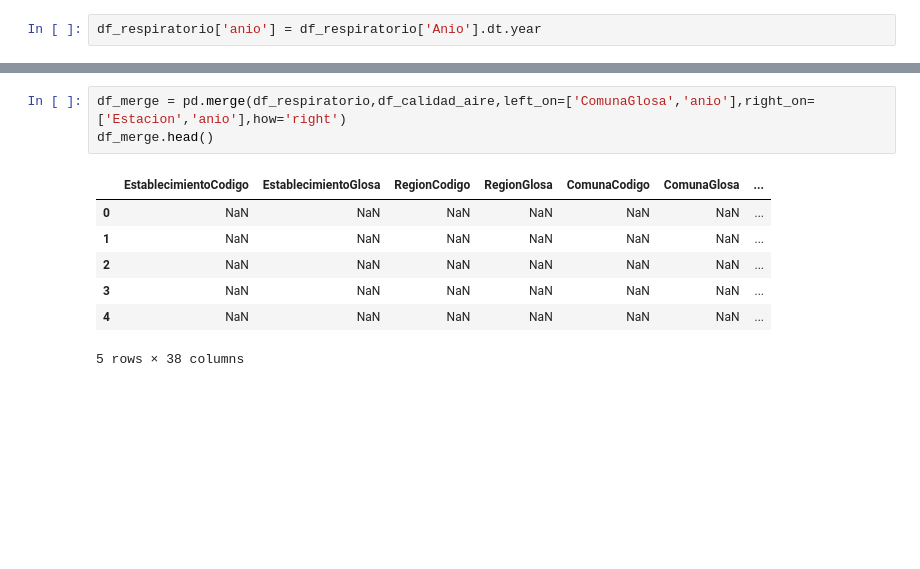
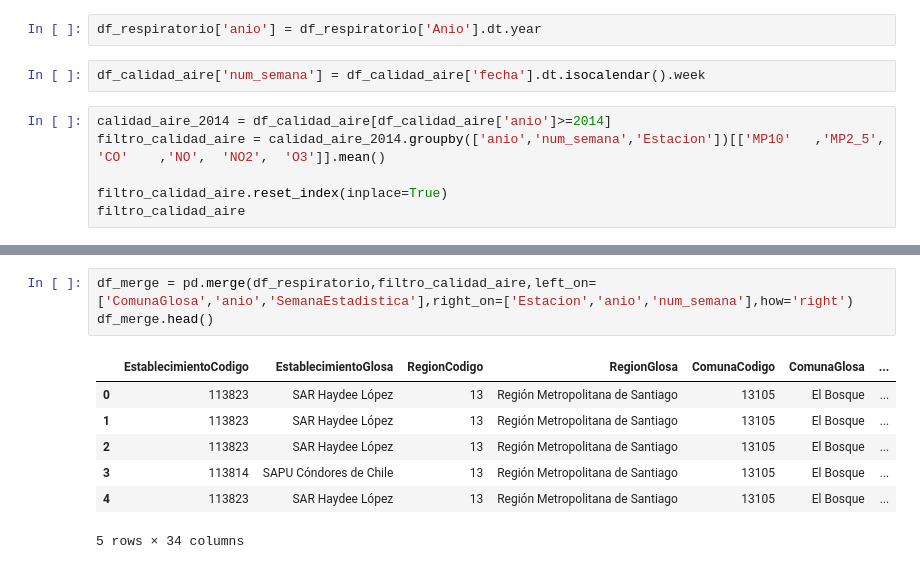
Before and after one commit to Branlut/miniproyecto2, a Jupyter notebook: analisis.ipynb, the cells around one changed output, grey strips where cells are left out. Cells and saved outputs as stored; diff of their text form; blank space fills up the shorter version.

```diff
--- a/analisis.ipynb
+++ b/analisis.ipynb
@@ -216,3 +216,11 @@ df_calidad_aire.head()
 | 4 | Pudahuel | 1997-04-08 | 0 | 842.916 | 0.0 | 0.0 | 0.0 | 0.0 | 325.833 | 0.0 | ... |
 # %%
 df_respiratorio['anio'] = df_respiratorio['Anio'].dt.year
+# %%
+df_calidad_aire['num_semana'] = df_calidad_aire['fecha'].dt.isocalendar().week
+# %%
+calidad_aire_2014 = df_calidad_aire[df_calidad_aire['anio']>=2014]
+filtro_calidad_aire = calidad_aire_2014.groupby(['anio','num_semana','Estacion'])[['MP10'	,'MP2_5',	'CO'	,'NO',	'NO2',	'O3']].mean()
+
+filtro_calidad_aire.reset_index(inplace=True)
+filtro_calidad_aire
@@ -219,12 +241,12 @@ df_respiratorio['anio'] = df_respiratorio['Anio'].dt.year
 # %%
-df_merge = pd.merge(df_respiratorio,df_calidad_aire,left_on=['ComunaGlosa','anio'],right_on=['Estacion','anio'],how='right')
+df_merge = pd.merge(df_respiratorio,filtro_calidad_aire,left_on=['ComunaGlosa','anio','SemanaEstadistica'],right_on=['Estacion','anio','num_semana'],how='right')
 df_merge.head()
 # %% [output]
 |  | EstablecimientoCodigo | EstablecimientoGlosa | RegionCodigo | RegionGlosa | ComunaCodigo | ComunaGlosa | ... |
-| 0 | NaN | NaN | NaN | NaN | NaN | NaN | ... |
-| 1 | NaN | NaN | NaN | NaN | NaN | NaN | ... |
-| 2 | NaN | NaN | NaN | NaN | NaN | NaN | ... |
-| 3 | NaN | NaN | NaN | NaN | NaN | NaN | ... |
-| 4 | NaN | NaN | NaN | NaN | NaN | NaN | ... |
+| 0 | 113823 | SAR Haydee López | 13 | Región Metropolitana de Santiago | 13105 | El Bosque | ... |
+| 1 | 113823 | SAR Haydee López | 13 | Región Metropolitana de Santiago | 13105 | El Bosque | ... |
+| 2 | 113823 | SAR Haydee López | 13 | Región Metropolitana de Santiago | 13105 | El Bosque | ... |
+| 3 | 113814 | SAPU Cóndores de Chile | 13 | Región Metropolitana de Santiago | 13105 | El Bosque | ... |
+| 4 | 113823 | SAR Haydee López | 13 | Región Metropolitana de Santiago | 13105 | El Bosque | ... |
-5 rows × 38 columns
+5 rows × 34 columns
 # %%
```
Also changed, not shown: parts of 8 cells of this notebook.
